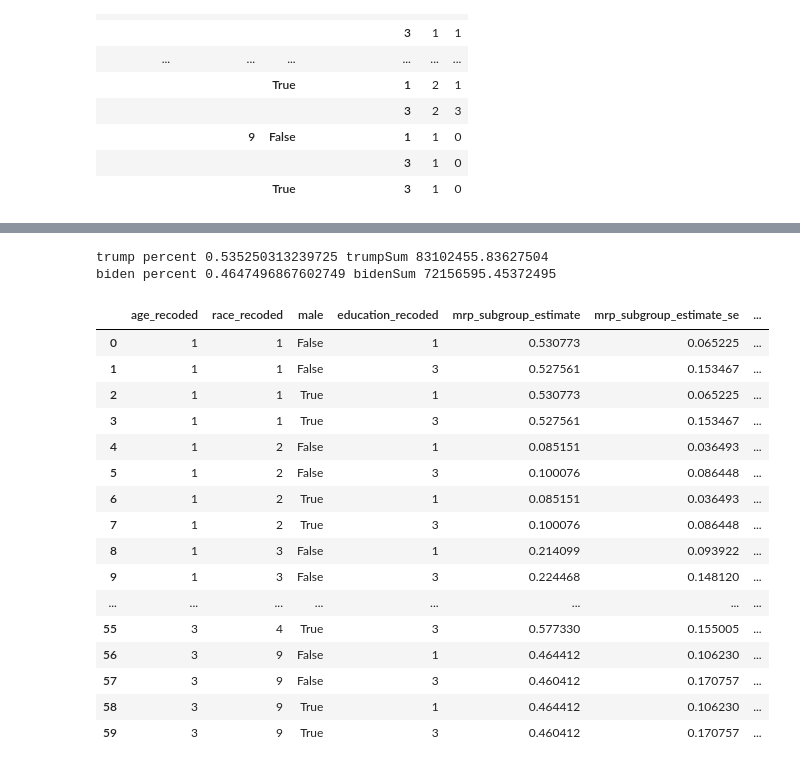
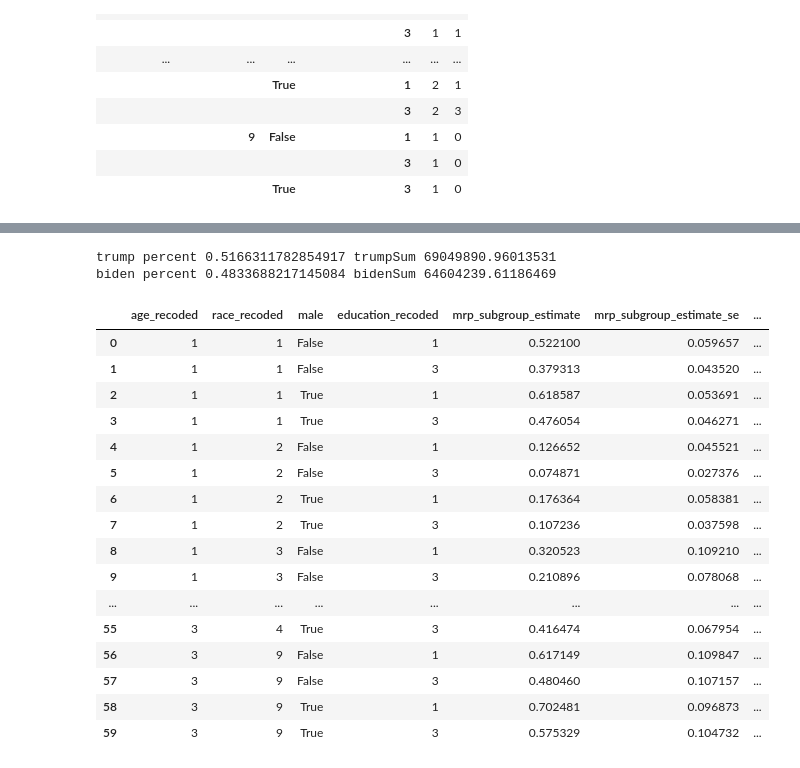
Before and after one commit to pmench/mrp-team, a Jupyter notebook: src/bella_ML.ipynb, the cells around one changed output, grey strips where cells are left out. Saved outputs shown, nothing was run; the diff lists cells and outputs as text; code cells hidden in the pictures.

```diff
--- a/src/bella_ML.ipynb
+++ b/src/bella_ML.ipynb
@@ -1246,37 +1345,67 @@ merged_df
 # %%
-propensity = pd.read_csv("../data/propensity_by_group_2500.csv")
+propensity = pd.read_csv("../data/output7.csv")
+# 7 is best so far
+propensity = pd.read_csv("../data/output10.csv")
 post_strat = pd.read_csv("../data/post_stratification_data.csv")
 post_strat = post_strat.drop(columns = ['prop'])
 # propensity = propensity.drop(columns = ['mrp_subgroup_estimate_se'])
-propensity_strat = pd.merge(propensity, post_strat).drop(columns = ['Unnamed: 0'])
+propensity_strat = pd.merge(propensity, post_strat)
 # multiply by 0.595 if male, 0.63 if female
 
 propensity_strat['PERWT_scaled'] = propensity_strat.apply(
     lambda row: row['PERWT'] * 0.595 if row['male'] else row['PERWT'] * 0.63, axis=1
 )
+
+
+
+multipliers_age = {
+    1: 0.55,
+    2: 0.656,
+    3: 0.73,
+}
+# White 69.8, black 58.7, asian 42.8, latino 38.8
+# 2018 57.5, 51.4, 40.4, 40.3
+
+multipliers = {
+    1: 0.575,
+    2: 0.514,
+    3: 0.404,
+    4: 0.403,
+    9: 0.5
+}
+
+# make perwt scaled multiplied if its white black asian or latino
+propensity_strat['PERWT_scaled'] = propensity_strat.apply(lambda row: row['PERWT'] * multipliers[row['race_recoded']], axis=1)
+
+propensity_strat['PERWT_scaled_age'] = propensity_strat.apply(lambda row: row['PERWT'] * multipliers_age[row['age_recoded']], axis=1)
+
+# propensity_strat['PERWT_scaled'] = propensity_strat.apply(
+# propensity_strat['PERWT_scaled'] = propensity_strat.apply(
+#     lambda row: row['PERWT'] * 0.698 if row['race_recoded'] == 1 elif row['PERWT'] * 0.698 if row['race_recoded'] == 1 else row['PERWT'] * 0.63, axis=1
+# )
 propensity_strat['trumpVote'] = propensity_strat['mrp_subgroup_estimate'] * propensity_strat['PERWT_scaled']
 propensity_strat['bidenVote'] = (1 - propensity_strat['mrp_subgroup_estimate']) * propensity_strat['PERWT_scaled']
 propensity_strat
 print('trump percent', propensity_strat['trumpVote'].sum() / (propensity_strat['trumpVote'].sum() + propensity_strat['bidenVote'].sum()), 'trumpSum', propensity_strat['trumpVote'].sum())
 print('biden percent', propensity_strat['bidenVote'].sum() / (propensity_strat['trumpVote'].sum() + propensity_strat['bidenVote'].sum()), 'bidenSum', propensity_strat['bidenVote'].sum())
 propensity_strat
 # %% [output]
-trump percent 0.535250313239725 trumpSum 83102455.83627504
-biden percent 0.4647496867602749 bidenSum 72156595.45372495
+trump percent 0.5166311782854917 trumpSum 69049890.96013531
+biden percent 0.4833688217145084 bidenSum 64604239.61186469
 |  | age_recoded | race_recoded | male | education_recoded | mrp_subgroup_estimate | mrp_subgroup_estimate_se | ... |
-| 0 | 1 | 1 | False | 1 | 0.530773 | 0.065225 | ... |
-| 1 | 1 | 1 | False | 3 | 0.527561 | 0.153467 | ... |
-| 2 | 1 | 1 | True | 1 | 0.530773 | 0.065225 | ... |
-| 3 | 1 | 1 | True | 3 | 0.527561 | 0.153467 | ... |
-| 4 | 1 | 2 | False | 1 | 0.085151 | 0.036493 | ... |
-| 5 | 1 | 2 | False | 3 | 0.100076 | 0.086448 | ... |
-| 6 | 1 | 2 | True | 1 | 0.085151 | 0.036493 | ... |
-| 7 | 1 | 2 | True | 3 | 0.100076 | 0.086448 | ... |
-| 8 | 1 | 3 | False | 1 | 0.214099 | 0.093922 | ... |
-| 9 | 1 | 3 | False | 3 | 0.224468 | 0.148120 | ... |
+| 0 | 1 | 1 | False | 1 | 0.522100 | 0.059657 | ... |
+| 1 | 1 | 1 | False | 3 | 0.379313 | 0.043520 | ... |
+| 2 | 1 | 1 | True | 1 | 0.618587 | 0.053691 | ... |
+| 3 | 1 | 1 | True | 3 | 0.476054 | 0.046271 | ... |
+| 4 | 1 | 2 | False | 1 | 0.126652 | 0.045521 | ... |
+| 5 | 1 | 2 | False | 3 | 0.074871 | 0.027376 | ... |
+| 6 | 1 | 2 | True | 1 | 0.176364 | 0.058381 | ... |
+| 7 | 1 | 2 | True | 3 | 0.107236 | 0.037598 | ... |
+| 8 | 1 | 3 | False | 1 | 0.320523 | 0.109210 | ... |
+| 9 | 1 | 3 | False | 3 | 0.210896 | 0.078068 | ... |
 | ... | ... | ... | ... | ... | ... | ... | ... |
-| 55 | 3 | 4 | True | 3 | 0.577330 | 0.155005 | ... |
-| 56 | 3 | 9 | False | 1 | 0.464412 | 0.106230 | ... |
-| 57 | 3 | 9 | False | 3 | 0.460412 | 0.170757 | ... |
-| 58 | 3 | 9 | True | 1 | 0.464412 | 0.106230 | ... |
-| 59 | 3 | 9 | True | 3 | 0.460412 | 0.170757 | ... |
+| 55 | 3 | 4 | True | 3 | 0.416474 | 0.067954 | ... |
+| 56 | 3 | 9 | False | 1 | 0.617149 | 0.109847 | ... |
+| 57 | 3 | 9 | False | 3 | 0.480460 | 0.107157 | ... |
+| 58 | 3 | 9 | True | 1 | 0.702481 | 0.096873 | ... |
+| 59 | 3 | 9 | True | 3 | 0.575329 | 0.104732 | ... |
```
Also changed, not shown: parts of 72 cells of this notebook, 16 other files.
